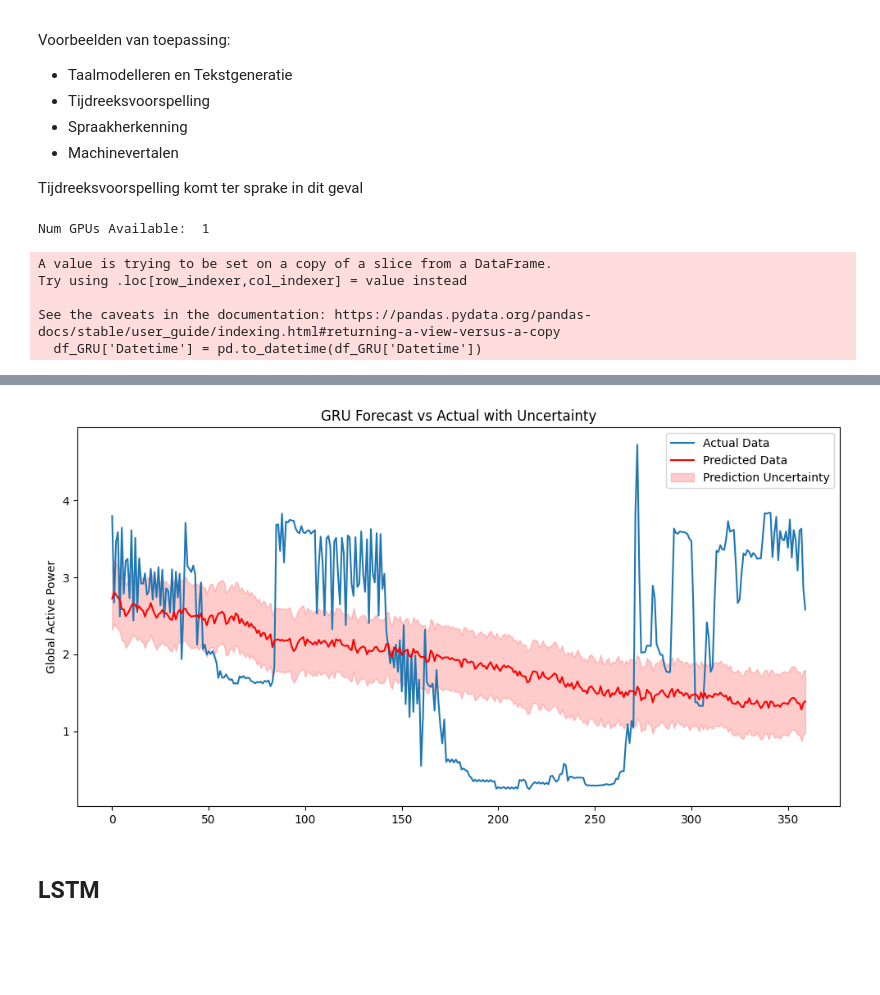
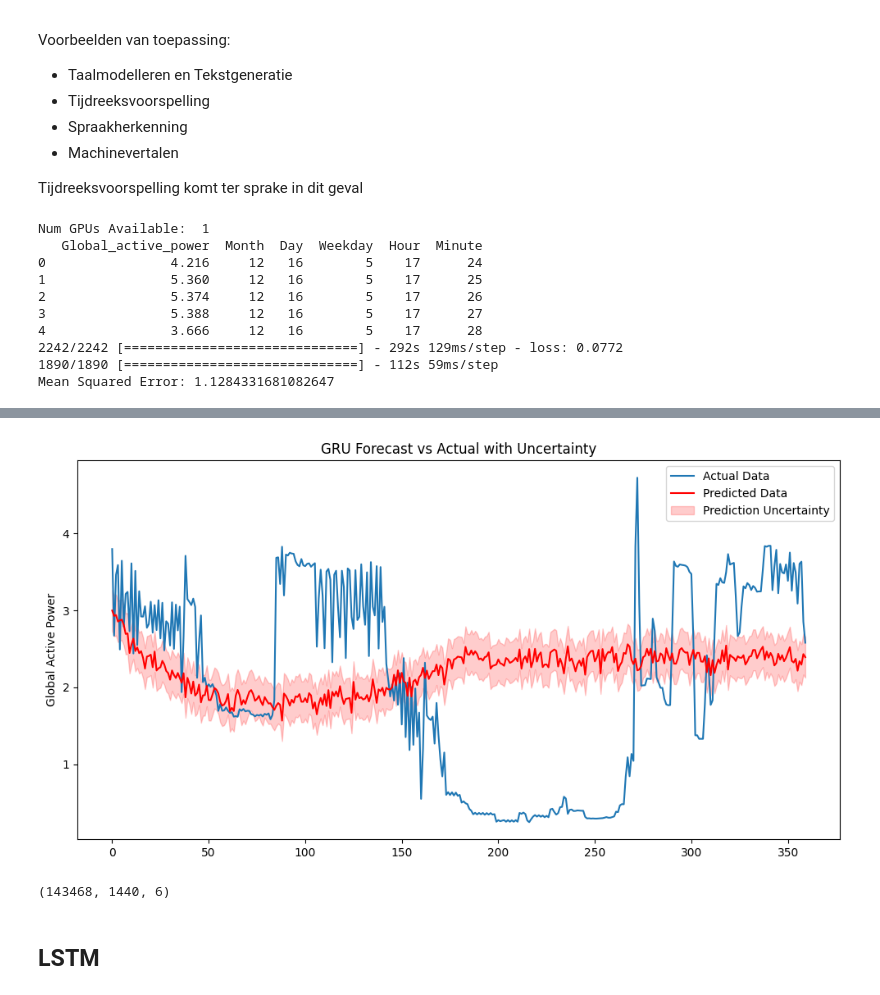
Before and after one commit to Ozziehman/Energiescan, a Jupyter notebook: household_power_consumption_models.ipynb, the cells around one changed output, grey strips where cells are left out. Drawn from its saved outputs; the diff is of its cells as text; code cells hidden in the pictures; blank space fills up the shorter version.

```diff
--- a/household_power_consumption_models.ipynb
+++ b/household_power_consumption_models.ipynb
@@ -346,7 +346,15 @@ Voorbeelden van toepassing:
 Tijdreeksvoorspelling komt ter sprake in dit geval
 # %%
 import tensorflow as tf
-# Will use GPU if possible, using anaconda is nice
+import numpy as np
+import pandas as pd
+import matplotlib.pyplot as plt
+from tensorflow.keras.models import Sequential
+from tensorflow.keras.layers import GRU, Dense
+from sklearn.preprocessing import MinMaxScaler
+from sklearn.metrics import mean_squared_error
+
+# GPU configuration
 gpus = tf.config.experimental.list_physical_devices('GPU')
 if gpus:
     try:
@@ -356,39 +364,32 @@ if gpus:
         print(e)
 print("Num GPUs Available: ", len(tf.config.experimental.list_physical_devices('GPU')))
 
-import numpy as np
-import pandas as pd
-import matplotlib.pyplot as plt
-from tensorflow.keras.models import Sequential
-from tensorflow.keras.layers import GRU, Dense
-from sklearn.preprocessing import MinMaxScaler
-from sklearn.metrics import mean_squared_error
-
 n_sequence_past = 1440  # minutes N sequence
 n_ahead_prediction = 360  # minutes N ahead
 
 # Load the data
-df_GRU = pd.read_csv('core/static/data/household_power_consumption_datetime_processed.csv', sep=',', low_memory=False)
+df_GRU = pd.read_csv('core/static/data/household_power_consumption_processed.csv', sep=',', low_memory=False)
 subset_df = df_GRU.head(int(len(df_GRU) * 0.1))
-df_GRU = subset_df[['Datetime', 'Global_active_power']]
-df_GRU['Datetime'] = pd.to_datetime(df_GRU['Datetime'])
-df_GRU.set_index('Datetime', inplace=True)
-df_GRU = df_GRU.asfreq('min')
-df_GRU = df_GRU.fillna(method='ffill')
 
+# Keep 'Datetime' as a feature
+df_GRU = subset_df.drop(["Global_reactive_power", "Voltage", "Global_intensity", "Sub_metering_1", "Sub_metering_2", "Sub_metering_3", "Year"], axis=1)
+print(df_GRU.head())
+# Split the data
 split_ratio = 0.7
 split_point = int(len(df_GRU) * split_ratio)
 train, test = df_GRU[:split_point], df_GRU[split_point:]
 
+# Scale the data
 scaler = MinMaxScaler()
 train_scaled = scaler.fit_transform(train)
 test_scaled = scaler.transform(test)
 
+# Adjust create_sequences to handle multiple features
 def create_sequences(data, seq_length, prediction_length):
     X, y = [], []
     for i in range(len(data) - seq_length - prediction_length + 1):
-        seq = data[i:(i + seq_length)]
-        label = data[(i + seq_length):(i + seq_length + prediction_length)]
+        seq = data[i:(i + seq_length), :]
+        label = data[(i + seq_length):(i + seq_length + prediction_length), 0] # Only the first feature, THIS WILL BE THE TARGET
         X.append(seq)
         y.append(label)
     return np.array(X), np.array(y)
@@ -398,27 +399,32 @@ prediction_length = n_ahead_prediction
 X_train, y_train = create_sequences(train_scaled, seq_length, prediction_length)
 X_test, y_test = create_sequences(test_scaled, seq_length, prediction_length)
 
+# Model architecture
 model = Sequential([
-    GRU(40, return_sequences=True, input_shape=(seq_length, 1)),
+    GRU(40, return_sequences=True, input_shape=(seq_length, train_scaled.shape[1])),
     GRU(40),
     Dense(prediction_length)
 ])
-model.compile(optimizer='adam', loss='mse')
+model.compile(optimizer='adam', loss='mae')
 
-# If gpu present it will use it
+# Model training
 model.fit(X_train, y_train, epochs=1, batch_size=64)
 
+# Prediction
 y_pred = model.predict(X_test)
 
-# Reshape y_test and y_pred for inverse transformation and evaluation
+# Inverse transform for evaluation
 y_test_reshaped = y_test.reshape(-1, 1)
 y_pred_reshaped = y_pred.reshape(-1, 1)
 
-y_test_inv = scaler.inverse_transform(y_test_reshaped)
-y_pred_inv = scaler.inverse_transform(y_pred_reshaped)
+dummy_features = np.zeros((y_test_reshaped.shape[0], train_scaled.shape[1] - 1))
 
-mse = mean_squared_error(y_test_inv, y_pred_inv)
-print(f'Mean Squared Error: {mse}')
+# Concatenate the reshaped y_test or y_pred with the dummy features to match the scaler's expected input shape
+y_test_inv = scaler.inverse_transform(np.concatenate((y_test_reshaped, dummy_features), axis=1))[:, 0]
+y_pred_inv = scaler.inverse_transform(np.concatenate((y_pred_reshaped, dummy_features), axis=1))[:, 0]
+
+mae = np.mean(np.abs(y_test_inv[:n_ahead_prediction] - y_pred_inv[:n_ahead_prediction]))
+print(f'Mean Squared Error: {mae}')
 
 # Plotting
 plt.figure(figsize=(12, 6))
@@ -437,8 +443,12 @@ plt.legend()
 plt.show()
 # %% [output]
 Num GPUs Available:  1
+   Global_active_power  Month  Day  Weekday  Hour  Minute
+0                4.216     12   16        5    17      24
+1                5.360     12   16        5    17      25
+2                5.374     12   16        5    17      26
+3                5.388     12   16        5    17      27
+4                3.666     12   16        5    17      28
+2242/2242 [==============================] - 292s 129ms/step - loss: 0.0772
+1890/1890 [==============================] - 112s 59ms/step
+Mean Squared Error: 1.1284331681082647
-A value is trying to be set on a copy of a slice from a DataFrame.
-Try using .loc[row_indexer,col_indexer] = value instead
-
-See the caveats in the documentation: https://pandas.pydata.org/pandas-docs/stable/user_guide/indexing.html#returning-a-view-versus-a-copy
-  df_GRU['Datetime'] = pd.to_datetime(df_GRU['Datetime'])
@@ -448,3 +455,7 @@ Mean Squared Error: 1.021886760609016
-[figure, old version]
+[figure, new version]
+# %%
+X_train.shape
+# %% [output]
+(143468, 1440, 6)
 # %% [markdown]
 ## LSTM
```
Also changed, not shown: parts of 1 cell of this notebook.
